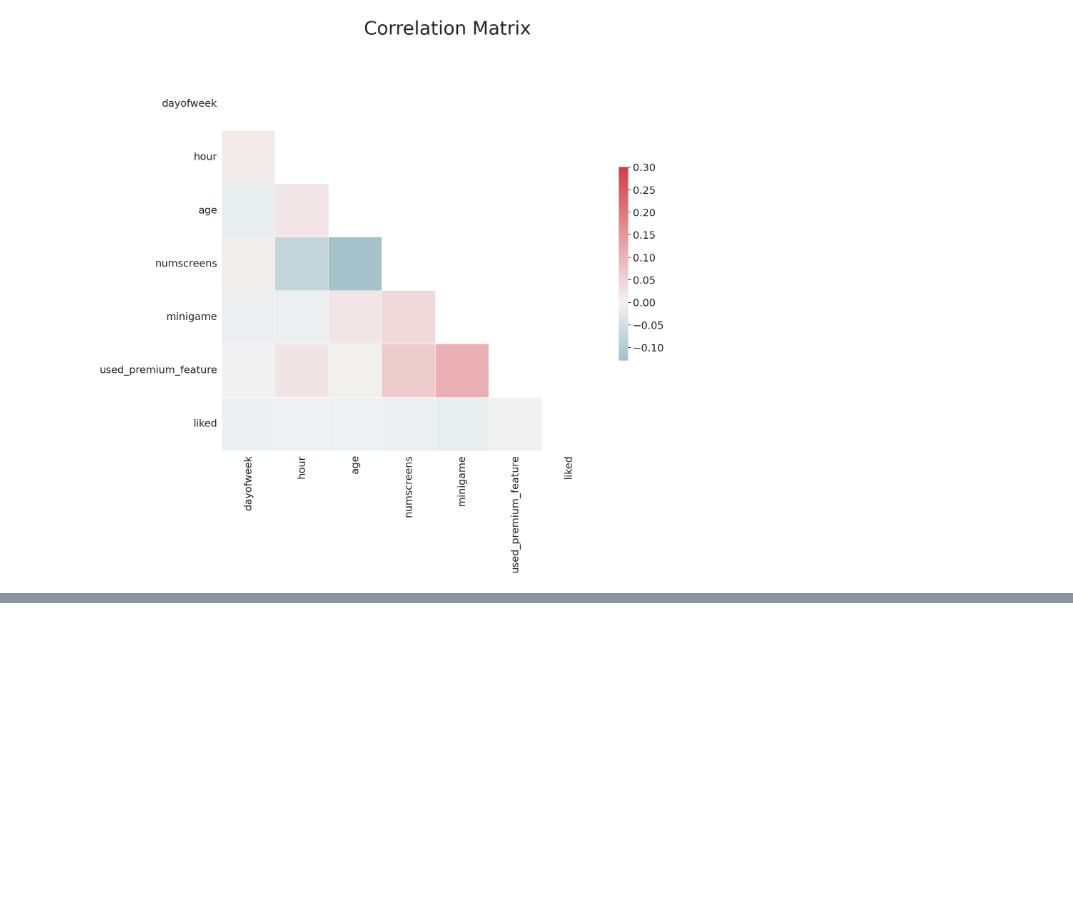
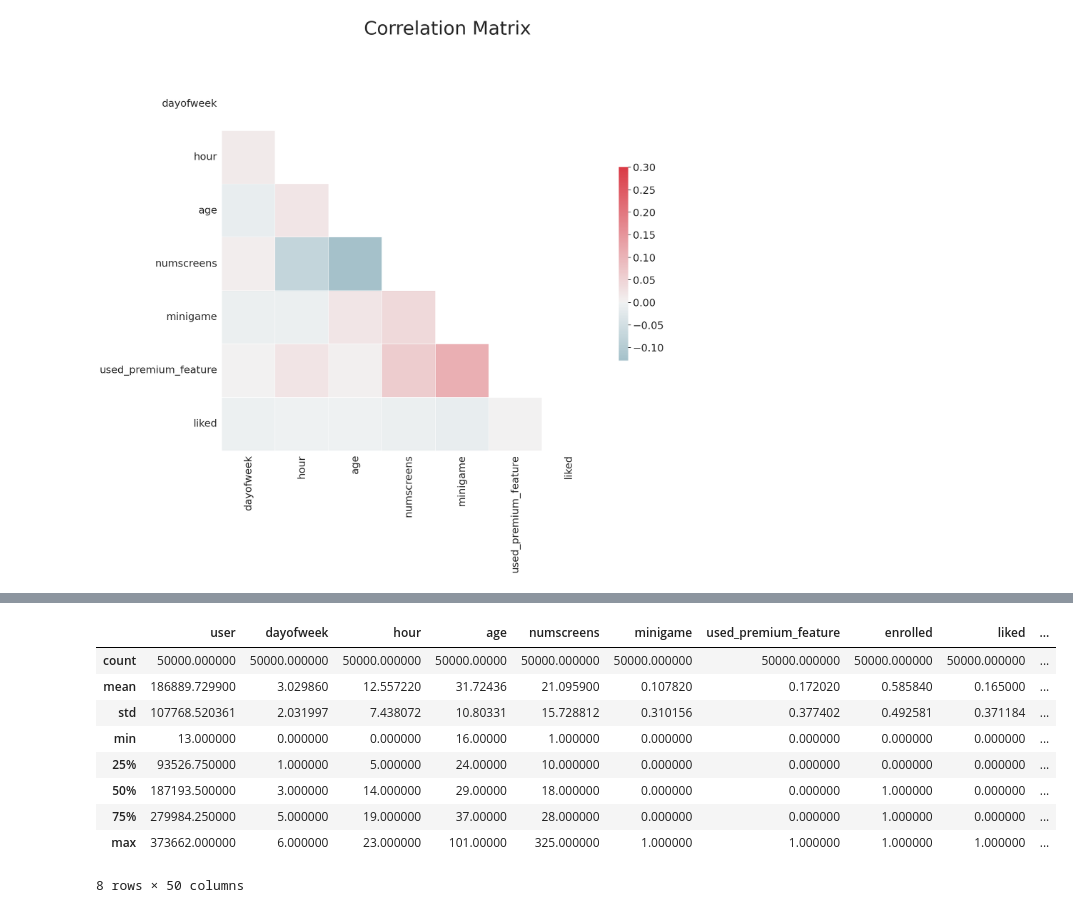
Before and after one commit to saimaharana4/ML_DL_Project, a Jupyter notebook: app-usage-analysis-churn-rate.ipynb, the cells around one changed output, grey strips where cells are left out. Cells and saved outputs as stored; diff of their text form; code cells hidden in the pictures; blank space fills up the shorter version.

```diff
--- a/app-usage-analysis-churn-rate.ipynb
+++ b/app-usage-analysis-churn-rate.ipynb
@@ -130,0 +205,2 @@ sns.heatmap(corr, mask = mask, cmap = cmap, vmax = .3, center = 0, square = True
+# %%
+df = df.drop(columns = ["diff_days","enrolled_date","first_open","diff"])
@@ -130,0 +219,7 @@ sns.heatmap(corr, mask = mask, cmap = cmap, vmax = .3, center = 0, square = True
+# %%
+for sc in df_screen:
+    df[sc] = df['screen_list'].str.contains(sc).astype(int)
+    df['screen_list'] = df['screen_list'].str.replace(sc + ",", "")
+# %%
+df['Other'] = df['screen_list'].str.count(',')
+df = df.drop(columns = ["screen_list"])
@@ -130,0 +245,34 @@ sns.heatmap(corr, mask = mask, cmap = cmap, vmax = .3, center = 0, square = True
+# %%
+savings_screens = ["Saving1",
+                    "Saving2",
+                    "Saving2Amount",
+                    "Saving4",
+                    "Saving5",
+                    "Saving6",
+                    "Saving7",
+                    "Saving8",
+                    "Saving9",
+                    "Saving10"]
+df["SavingCount"] = df[savings_screens].sum(axis=1)
+df = df.drop(columns=savings_screens)
+
+cm_screens = ["Credit1",
+               "Credit2",
+               "Credit3",
+               "Credit3Container",
+               "Credit3Dashboard"]
+df["CMCount"] = df[cm_screens].sum(axis=1)
+df = df.drop(columns=cm_screens)
+
+cc_screens = ["CC1",
+                "CC1Category",
+                "CC3"]
+df["CCCount"] = df[cc_screens].sum(axis=1)
+df = df.drop(columns=cc_screens)
+
+loan_screens = ["Loan",
+               "Loan2",
+               "Loan3",
+               "Loan4"]
+df["LoansCount"] = df[loan_screens].sum(axis=1)
+df = df.drop(columns=loan_screens)
@@ -130,0 +290,13 @@ sns.heatmap(corr, mask = mask, cmap = cmap, vmax = .3, center = 0, square = True
+# %%
+df.describe()
+# %% [output]
+|  | user | dayofweek | hour | age | numscreens | minigame | used_premium_feature | enrolled | liked | ... |
+| count | 50000.000000 | 50000.000000 | 50000.000000 | 50000.00000 | 50000.000000 | 50000.000000 | 50000.000000 | 50000.000000 | 50000.000000 | ... |
+| mean | 186889.729900 | 3.029860 | 12.557220 | 31.72436 | 21.095900 | 0.107820 | 0.172020 | 0.585840 | 0.165000 | ... |
+| std | 107768.520361 | 2.031997 | 7.438072 | 10.80331 | 15.728812 | 0.310156 | 0.377402 | 0.492581 | 0.371184 | ... |
+| min | 13.000000 | 0.000000 | 0.000000 | 16.00000 | 1.000000 | 0.000000 | 0.000000 | 0.000000 | 0.000000 | ... |
+| 25% | 93526.750000 | 1.000000 | 5.000000 | 24.00000 | 10.000000 | 0.000000 | 0.000000 | 0.000000 | 0.000000 | ... |
+| 50% | 187193.500000 | 3.000000 | 14.000000 | 29.00000 | 18.000000 | 0.000000 | 0.000000 | 1.000000 | 0.000000 | ... |
+| 75% | 279984.250000 | 5.000000 | 19.000000 | 37.00000 | 28.000000 | 0.000000 | 0.000000 | 1.000000 | 0.000000 | ... |
+| max | 373662.000000 | 6.000000 | 23.000000 | 101.00000 | 325.000000 | 1.000000 | 1.000000 | 1.000000 | 1.000000 | ... |
+8 rows × 50 columns
```
Also changed, not shown: parts of 19 cells of this notebook.
